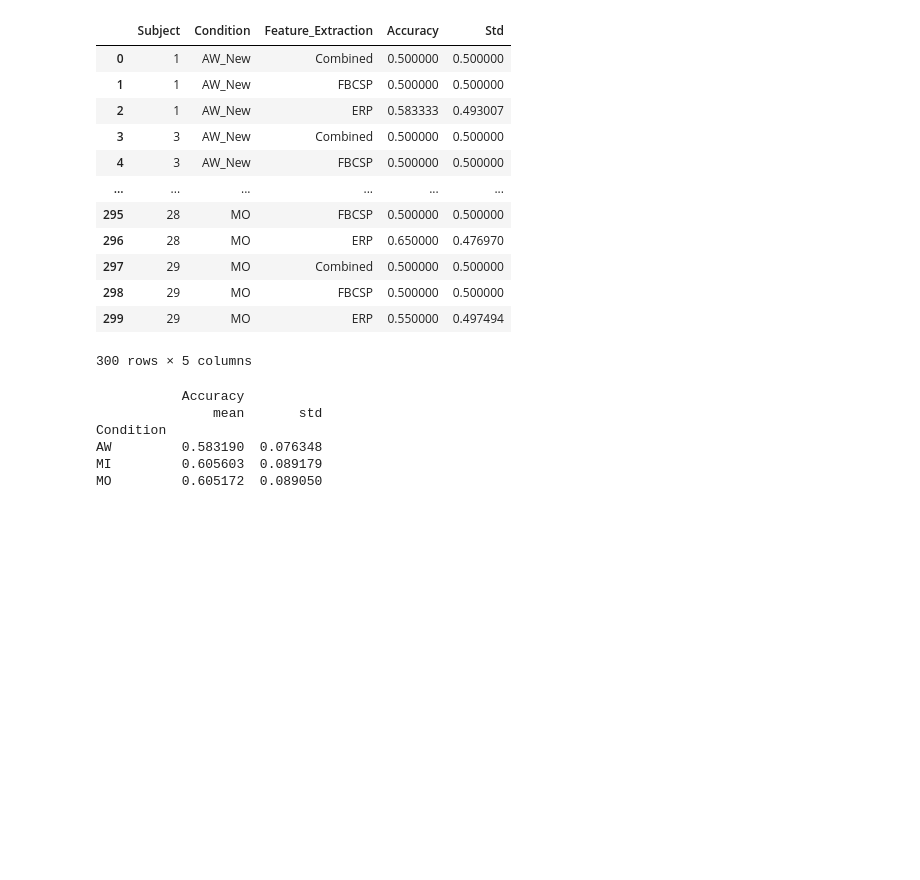
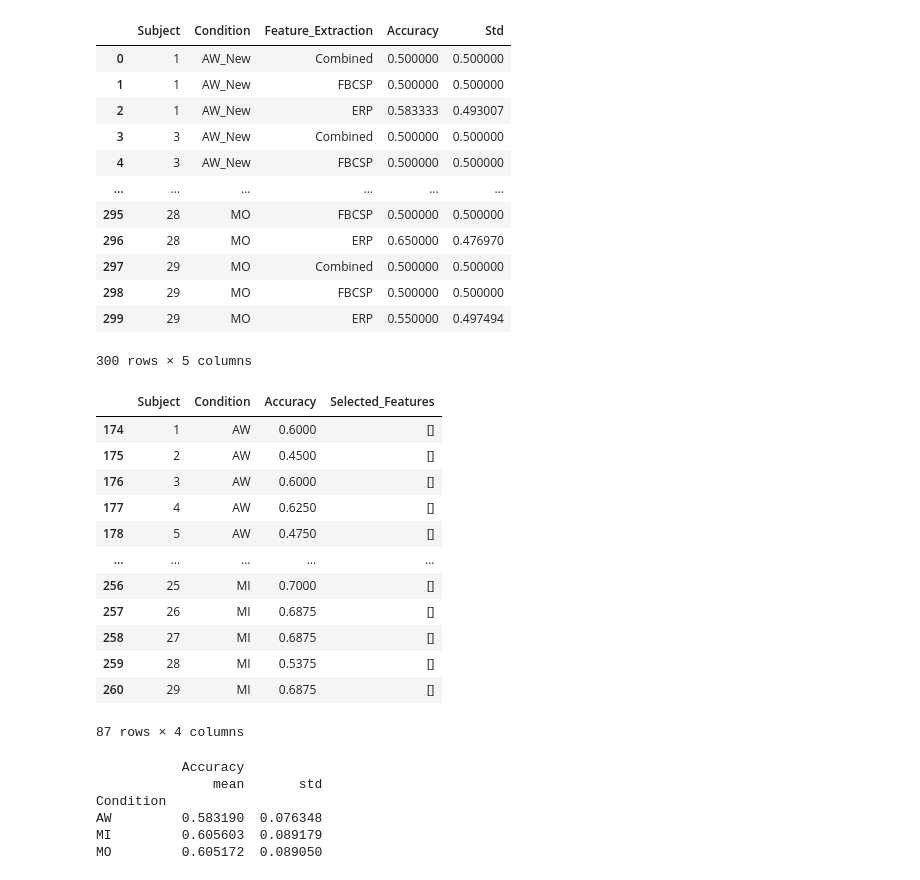
Before and after one commit to JARS29/BCI_AW_MO_MI, a Jupyter notebook: Python_codes/BCI_results_visualization.ipynb, the cells around one changed output. Cells and saved outputs as stored; diff of their text form; code cells hidden in the pictures; blank space fills up the shorter version.

```diff
--- a/Python_codes/BCI_results_visualization.ipynb
+++ b/Python_codes/BCI_results_visualization.ipynb
@@ -62,4 +62,20 @@ online_epoch_classification
 | 298 | 29 | MO | FBCSP | 0.500000 | 0.500000 |
 | 299 | 29 | MO | ERP | 0.550000 | 0.497494 |
 300 rows × 5 columns
+# %%
+df
+# %% [output]
+|  | Subject | Condition | Accuracy | Selected_Features |
+| 174 | 1 | AW | 0.6000 | [] |
+| 175 | 2 | AW | 0.4500 | [] |
+| 176 | 3 | AW | 0.6000 | [] |
+| 177 | 4 | AW | 0.6250 | [] |
+| 178 | 5 | AW | 0.4750 | [] |
+| ... | ... | ... | ... | ... |
+| 256 | 25 | MI | 0.7000 | [] |
+| 257 | 26 | MI | 0.6875 | [] |
+| 258 | 27 | MI | 0.6875 | [] |
+| 259 | 28 | MI | 0.5375 | [] |
+| 260 | 29 | MI | 0.6875 | [] |
+87 rows × 4 columns
 # %%
```
Also changed, not shown: parts of 4 cells of this notebook, 30 other files.
